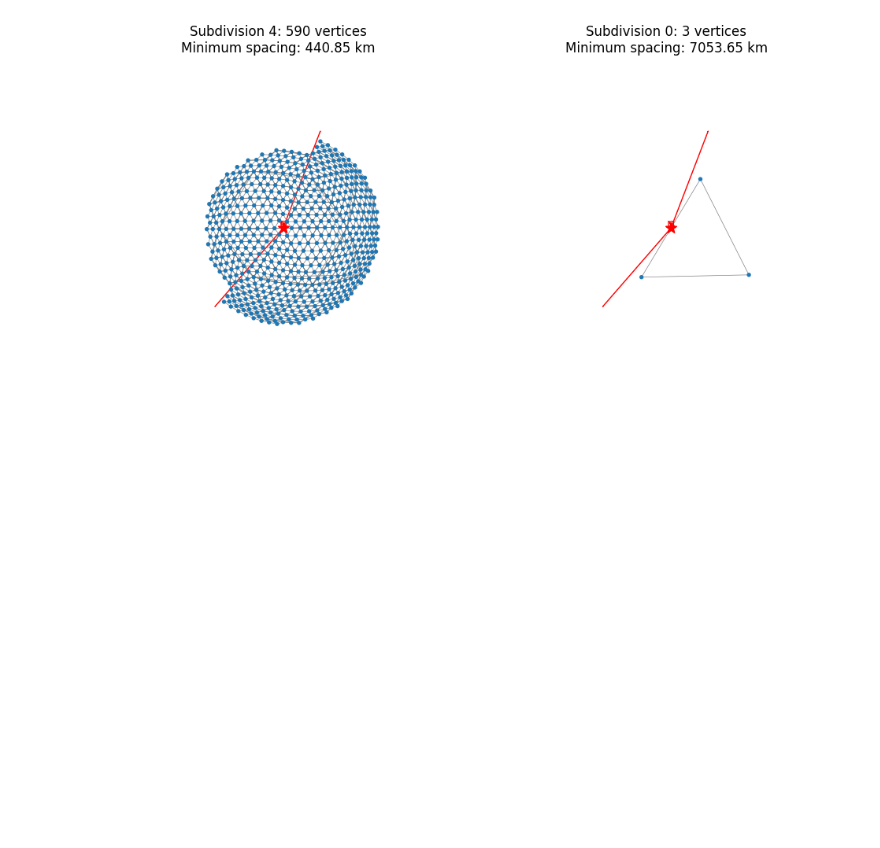
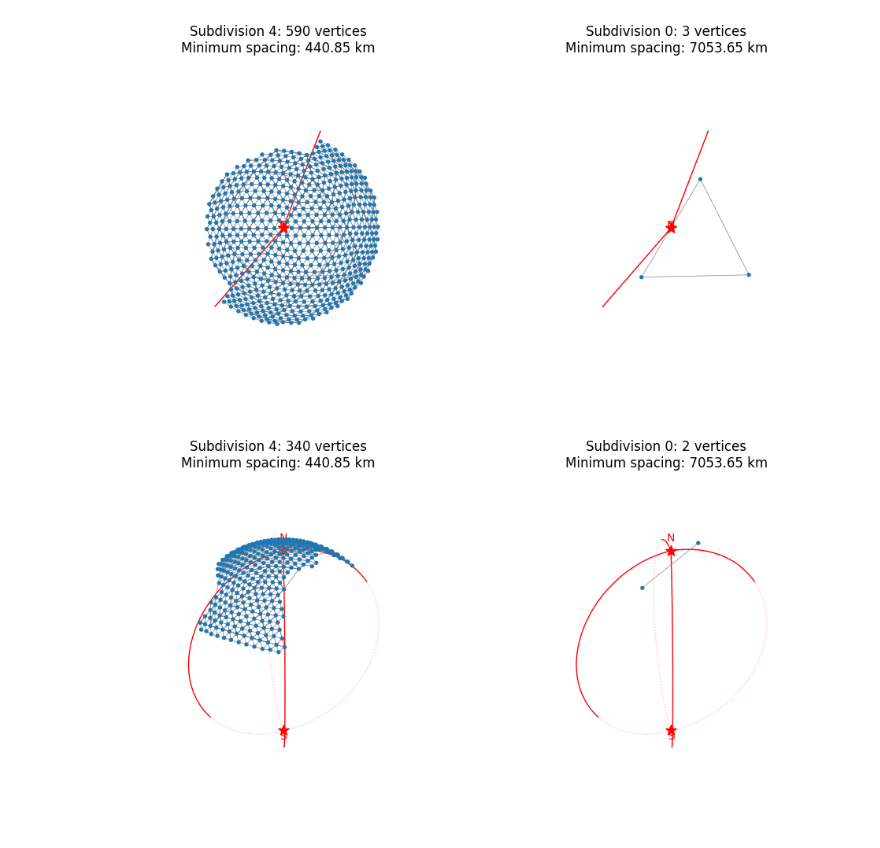
Before and after one commit to ParsaGooya/GenDA-Ocean-Ice, a Jupyter notebook: HPE_ocean_ice_genDA/test.ipynb, the cells around one changed output. Drawn from its saved outputs; the diff is of its cells as text; code cells hidden in the pictures; blank space fills up the shorter version.

```diff
--- a/HPE_ocean_ice_genDA/test.ipynb
+++ b/HPE_ocean_ice_genDA/test.ipynb
@@ -137,3 +137,12 @@ plot_icospheres((4,0), polar_cap_filter=riops_filter, elev=30)
 plot_icospheres((4,0), polar_cap_filter=riops_filter, elev=90)
 # %% [output]
 [figure]
+# %%
+riops_filter = PolarCapFilter(
+    longitude_bands=[-123, -59, 50, 130],
+    min_latitudes=[50, 25, 70, 43],
+)
+# %%
+plot_icospheres((4,0), polar_cap_filter=riops_filter, elev=30)
+# %% [output]
+[figure, added]
```
Also changed, not shown: parts of 1 cell of this notebook.
